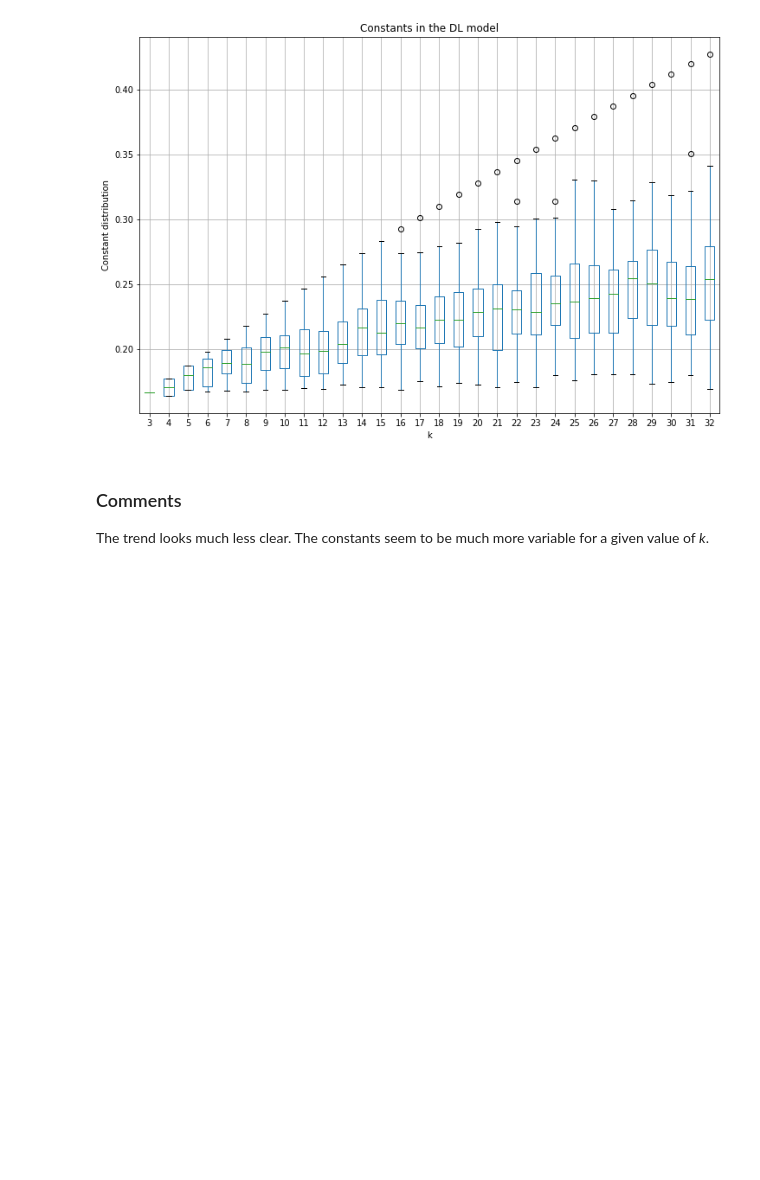
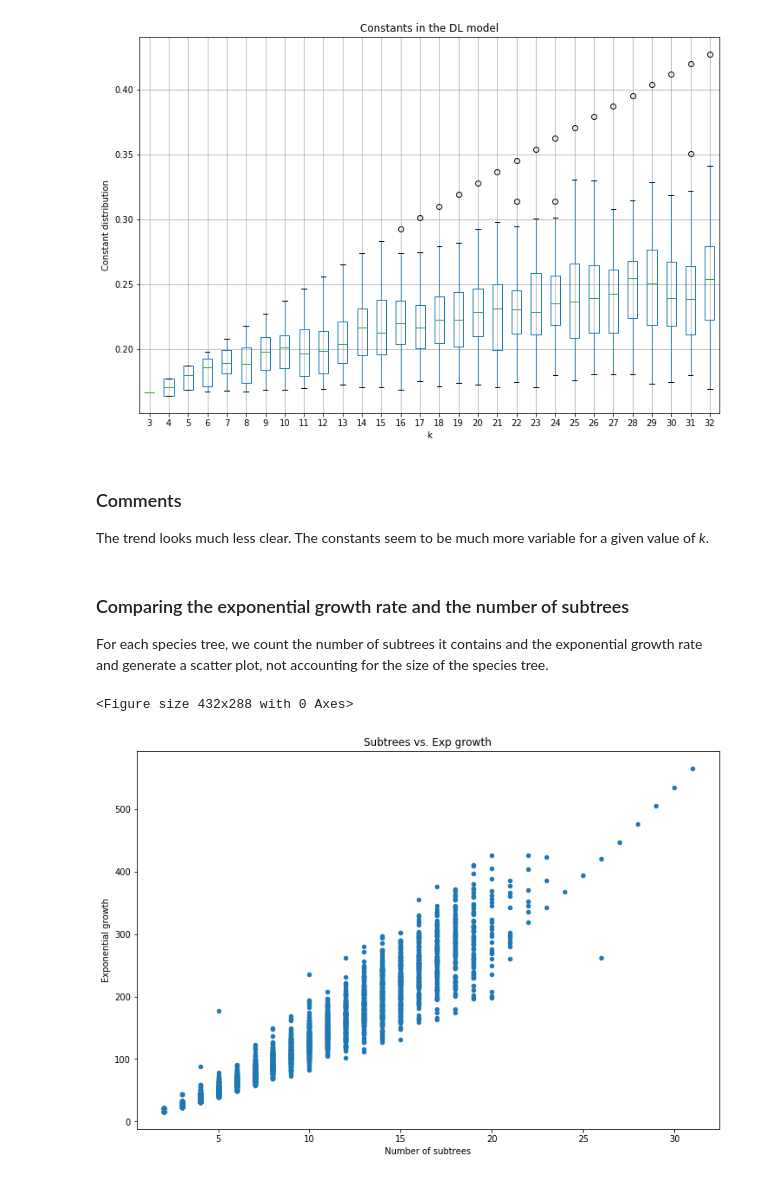
Before and after one commit to cchauve/DLT-Histories, a Jupyter notebook: exp/29-01-2019-exp1-redone-2/doc/exp1a-DL-asymptotic.ipynb, the cells around one changed output. Saved outputs shown, nothing was run; the diff lists cells and outputs as text; code cells hidden in the pictures; blank space fills up the shorter version.

Commit message:
scatter plot of number of subtrees vs exponential growth

```diff
--- a/exp/29-01-2019-exp1-redone-2/doc/exp1a-DL-asymptotic.ipynb
+++ b/exp/29-01-2019-exp1-redone-2/doc/exp1a-DL-asymptotic.ipynb
@@ -76,3 +76,32 @@ plt.show()
 # %% [markdown]
 ### Comments
 The trend looks much less clear. The constants seem to be much more variable for a given value of *k*.
+# %% [markdown]
+### Comparing the exponential growth rate and the number of subtrees
+For each species tree, we count the number of subtrees it contains and the exponential growth rate and generate a scatter plot, not accounting for the size of the species tree.
+# %%
+# Recording the number of subtrees and the asymptotics in a single data frame
+SUBTREES_LAMBDA_aux = {}
+
+for k in K_VALUES:
+    data_sys = open('../systems/exp1a_'+str(k)+'_add1_sys').readlines()
+    data_asy = open('../systems/exp1a_'+str(k)+'_asy').readlines()
+    for l in data_sys:
+        if l[0] != '#':
+            l1  = l.rstrip().split('\t')
+            SUBTREES_LAMBDA_aux[(k,l1[1])] = {'subtrees': l1[3].count('('), 'growth': 0.0}
+    for l in data_asy:
+        if l[0] != '#':
+            l1  = l.rstrip().split('\t')
+            SUBTREES_LAMBDA_aux[(k,l1[1])]['growth'] = float(l1[2])
+SUBTREES_LAMBDA = pd.DataFrame.from_dict(SUBTREES_LAMBDA_aux).transpose()
+# %%
+plt.figure()
+ax3 = SUBTREES_LAMBDA.plot(kind='scatter', x='subtrees', y='growth', figsize=(12,8), title='Subtrees vs. Exp growth')
+ax3.set_xlabel('Number of subtrees')
+ax3.set_ylabel('Exponential growth')
+plt.savefig('Nb_subtrees_vs_exp_growth.png')
+plt.show()
+# %% [output]
+<Figure size 432x288 with 0 Axes>
+[figure, added]
```
Also changed, not shown: 1 other file.
